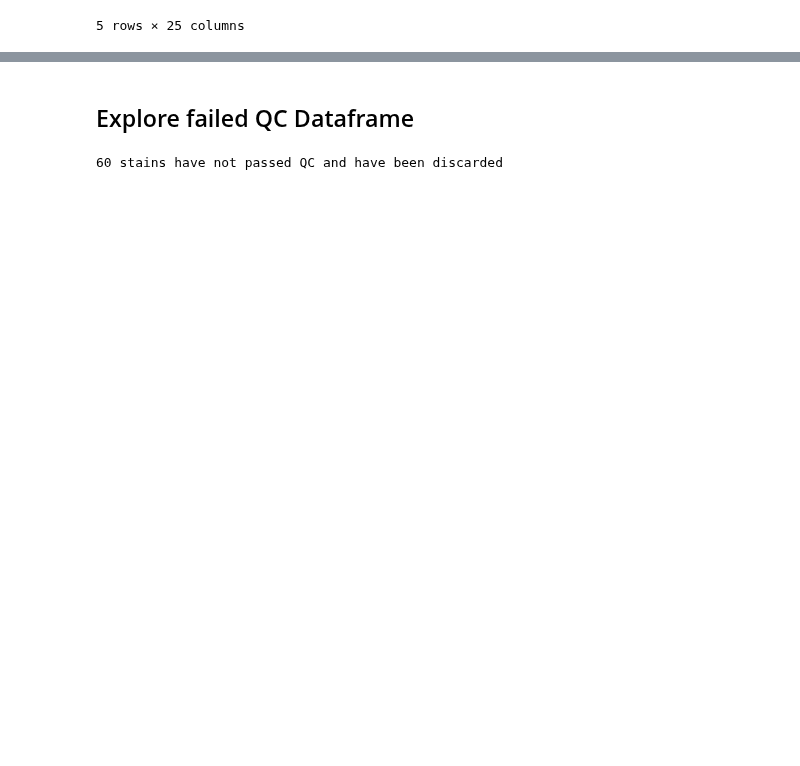
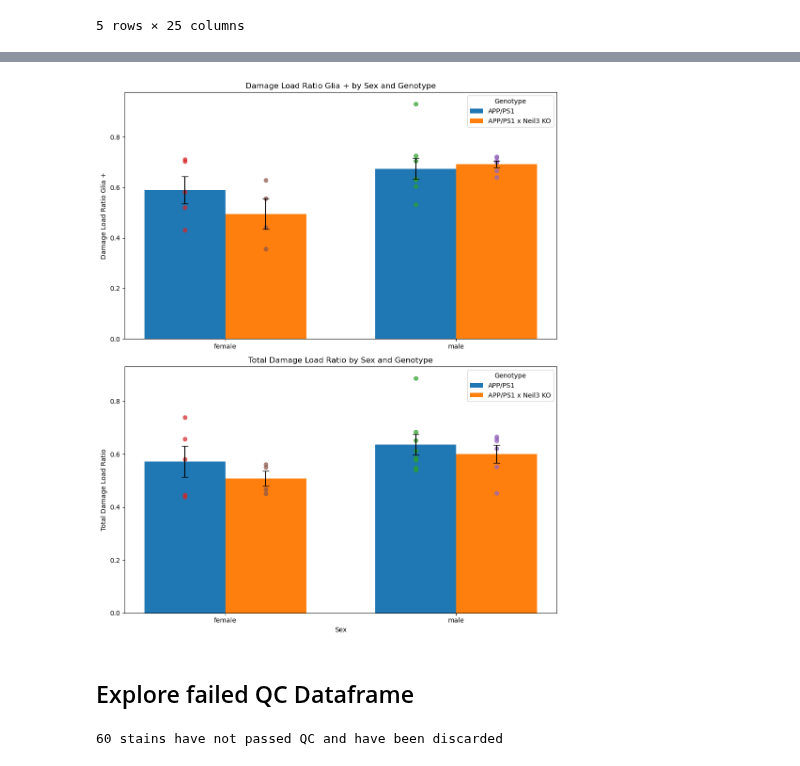
Before and after one commit to adiezsanchez/microglia_dna_damage, a Jupyter notebook: 2_data_exploration.ipynb, the cells around one changed output, grey strips where cells are left out. Drawn from its saved outputs; the diff is of its cells as text; code cells hidden in the pictures; blank space fills up the shorter version.

Commit message:
Biological replicates plotting

```diff
--- a/2_data_exploration.ipynb
+++ b/2_data_exploration.ipynb
@@ -146,3 +143,74 @@ fig.show()
+# %%
+import matplotlib.pyplot as plt
+import numpy as np
+import pandas as pd
+
+# Calculate means and standard errors of the mean for each group
+grouped = result_df.groupby(['sex', 'genotype']).agg({
+    'damage_load_ratio_glia_+': ['mean', 'sem'],
+    'damage_load_ratio_total': ['mean', 'sem']
+}).reset_index()
+
+# Simplify multi-level column names resulting from aggregation
+grouped.columns = [' '.join(col).strip() for col in grouped.columns.values]
+
+# Pivoting the table for easier plotting, for both metrics
+pivot_glia = grouped.pivot(index='sex', columns='genotype', values='damage_load_ratio_glia_+ mean')
+errors_glia = grouped.pivot(index='sex', columns='genotype', values='damage_load_ratio_glia_+ sem')
+
+pivot_total = grouped.pivot(index='sex', columns='genotype', values='damage_load_ratio_total mean')
+errors_total = grouped.pivot(index='sex', columns='genotype', values='damage_load_ratio_total sem')
+
+# Define bar width and positions
+bar_width = 0.35
+index = np.arange(len(pivot_glia))
+
+# Setting figure and axes for subplots
+fig, (ax1, ax2) = plt.subplots(2, 1, figsize=(10, 12))  # Create 2 subplots vertically
+
+# Plotting the bars for damage_load_ratio_glia_+
+for i, genotype in enumerate(grouped['genotype'].unique()):
+    ax1.bar(index + i * bar_width, pivot_glia[genotype], yerr=errors_glia[genotype],
+            width=bar_width, label=genotype, capsize=5)
+
+# Plotting the bars for damage_load_ratio_total
+for i, genotype in enumerate(grouped['genotype'].unique()):
+    ax2.bar(index + i * bar_width, pivot_total[genotype], yerr=errors_total[genotype],
+            width=bar_width, label=genotype, capsize=5)
+
+# Adding individual points for damage_load_ratio_glia_+
+for i, genotype in enumerate(grouped['genotype'].unique()):
+    for sex in result_df['sex'].unique():
+        subset = result_df[(result_df['genotype'] == genotype) & (result_df['sex'] == sex)]
+        x = np.full_like(subset['damage_load_ratio_glia_+'], index[list(pivot_glia.index).index(sex)] + i * bar_width)
+        ax1.scatter(x, subset['damage_load_ratio_glia_+'], alpha=0.7)
+
+# Adding individual points for damage_load_ratio_total
+for i, genotype in enumerate(grouped['genotype'].unique()):
+    for sex in result_df['sex'].unique():
+        subset = result_df[(result_df['genotype'] == genotype) & (result_df['sex'] == sex)]
+        x = np.full_like(subset['damage_load_ratio_total'], index[list(pivot_total.index).index(sex)] + i * bar_width)
+        ax2.scatter(x, subset['damage_load_ratio_total'], alpha=0.7)
+
+# Setting labels and titles
+ax1.set_ylabel('Damage Load Ratio Glia +')
+ax1.set_title('Damage Load Ratio Glia + by Sex and Genotype')
+ax1.set_xticks(index + bar_width / 2)
+ax1.set_xticklabels(pivot_glia.index)
+ax1.legend(title="Genotype")
+
+ax2.set_xlabel('Sex')
+ax2.set_ylabel('Total Damage Load Ratio')
+ax2.set_title('Total Damage Load Ratio by Sex and Genotype')
+ax2.set_xticks(index + bar_width / 2)
+ax2.set_xticklabels(pivot_total.index)
+ax2.legend(title="Genotype")
+
+# Show plot
+plt.tight_layout()
+plt.show()
+# %% [output]
+[figure, added]
 # %% [markdown]
 <h2>Explore failed QC Dataframe</h2>
 # %%
```
Also changed, not shown: parts of 13 cells of this notebook, 1 other file.
